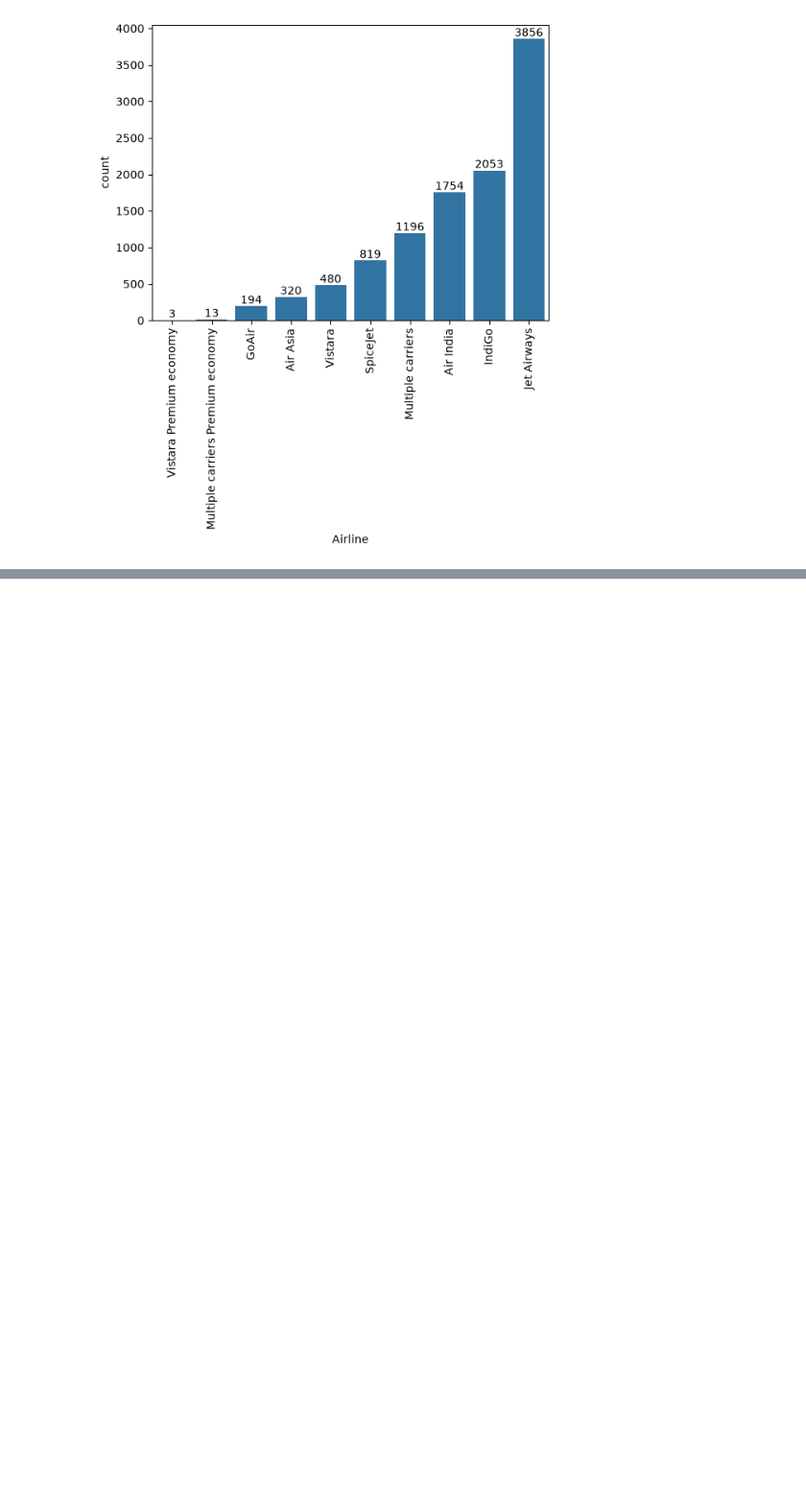
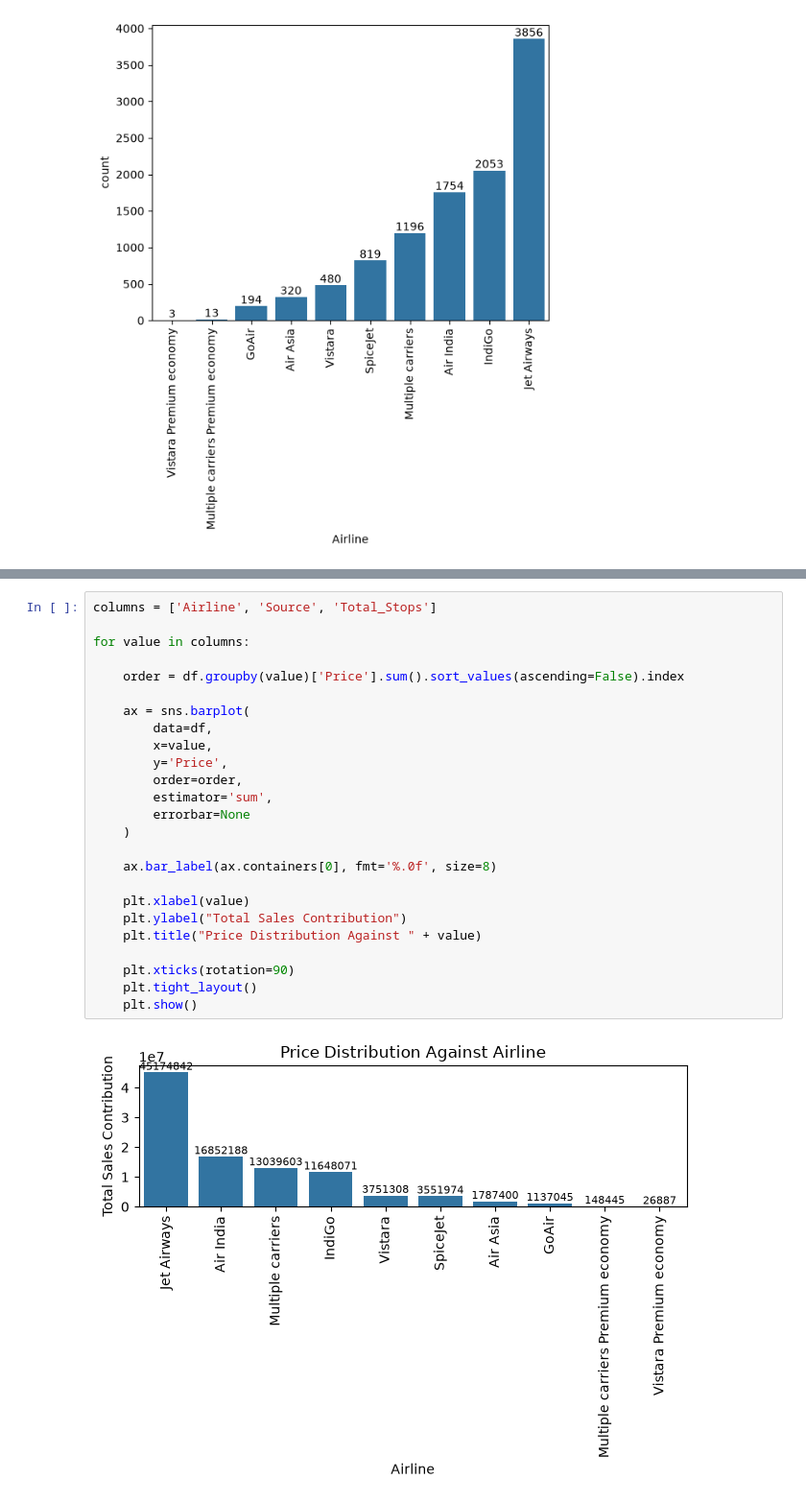
Before and after one commit to vaishnavidhanavade/Project-Airline, a Jupyter notebook: Airline_Aanalysis.ipynb, the cells around one changed output, grey strips where cells are left out. Shown at 96% size. Drawn from its saved outputs; the diff is of its cells as text; blank space fills up the shorter version.

```diff
--- a/Airline_Aanalysis.ipynb
+++ b/Airline_Aanalysis.ipynb
@@ -104,0 +105,27 @@ _IncompleteInputError: incomplete input (573233058.py, line 11)
+# %%
+columns = ['Airline', 'Source', 'Total_Stops']
+
+for value in columns:
+
+    order = df.groupby(value)['Price'].sum().sort_values(ascending=False).index
+
+    ax = sns.barplot(
+        data=df,
+        x=value,
+        y='Price',
+        order=order,
+        estimator='sum',
+        errorbar=None
+    )
+
+    ax.bar_label(ax.containers[0], fmt='%.0f', size=8)
+
+    plt.xlabel(value)
+    plt.ylabel("Total Sales Contribution")
+    plt.title("Price Distribution Against " + value)
+
+    plt.xticks(rotation=90)
+    plt.tight_layout()
+    plt.show()
+# %% [output]
+[figure, added]
```
Also changed, not shown: parts of 2 cells of this notebook.
